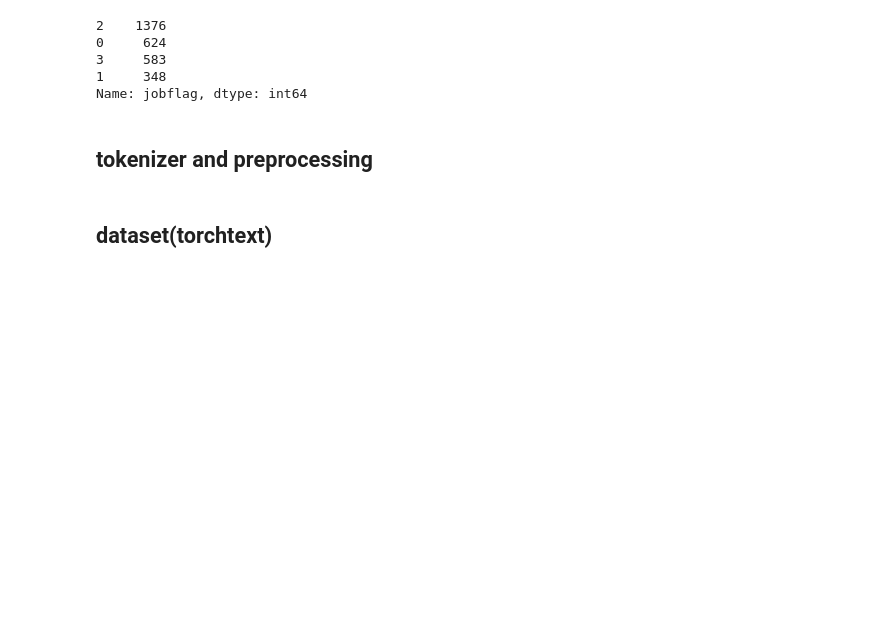
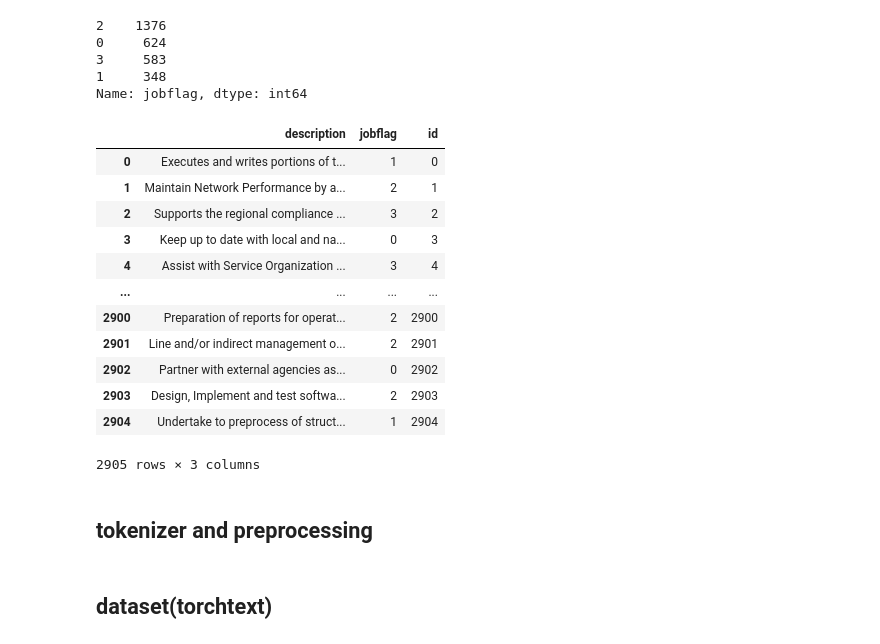
Before and after one commit to FUJITOSHION/signate_compe, a Jupyter notebook: main.ipynb, the cells around one changed output. Cells and saved outputs as stored; diff of their text form; code cells hidden in the pictures; blank space fills up the shorter version.

```diff
--- a/main.ipynb
+++ b/main.ipynb
@@ -32,8 +65,26 @@ df_train['jobflag'].value_counts()
 1     348
 Name: jobflag, dtype: int64
 # %%
+import numpy as np
+del df_train['id']
 df_train.drop_duplicates(subset='description', keep='last', inplace=True)
 df_train = df_train.reset_index(drop=True)
+df_train['id'] = np.arange(2905)
+df_train
+# %% [output]
+|  | description | jobflag | id |
+| 0 | Executes and writes portions of t... | 1 | 0 |
+| 1 | Maintain Network Performance by a... | 2 | 1 |
+| 2 | Supports the regional compliance ... | 3 | 2 |
+| 3 | Keep up to date with local and na... | 0 | 3 |
+| 4 | Assist with Service Organization ... | 3 | 4 |
+| ... | ... | ... | ... |
+| 2900 | Preparation of reports for operat... | 2 | 2900 |
+| 2901 | Line and/or indirect management o... | 2 | 2901 |
+| 2902 | Partner with external agencies as... | 0 | 2902 |
+| 2903 | Design, Implement and test softwa... | 2 | 2903 |
+| 2904 | Undertake to preprocess of struct... | 1 | 2904 |
+2905 rows × 3 columns
 # %% [markdown]
 ## tokenizer and preprocessing
 # %%
```
Also changed, not shown: parts of 34 cells of this notebook.
